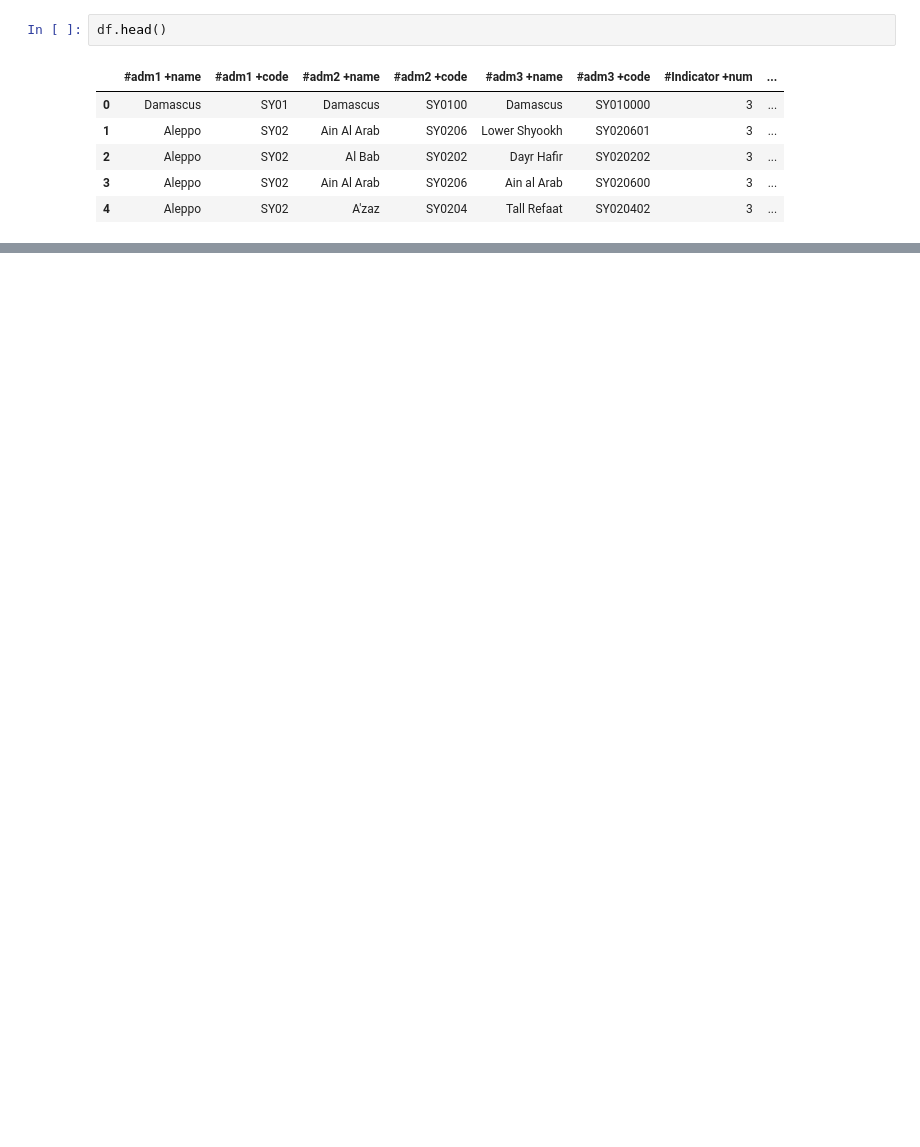
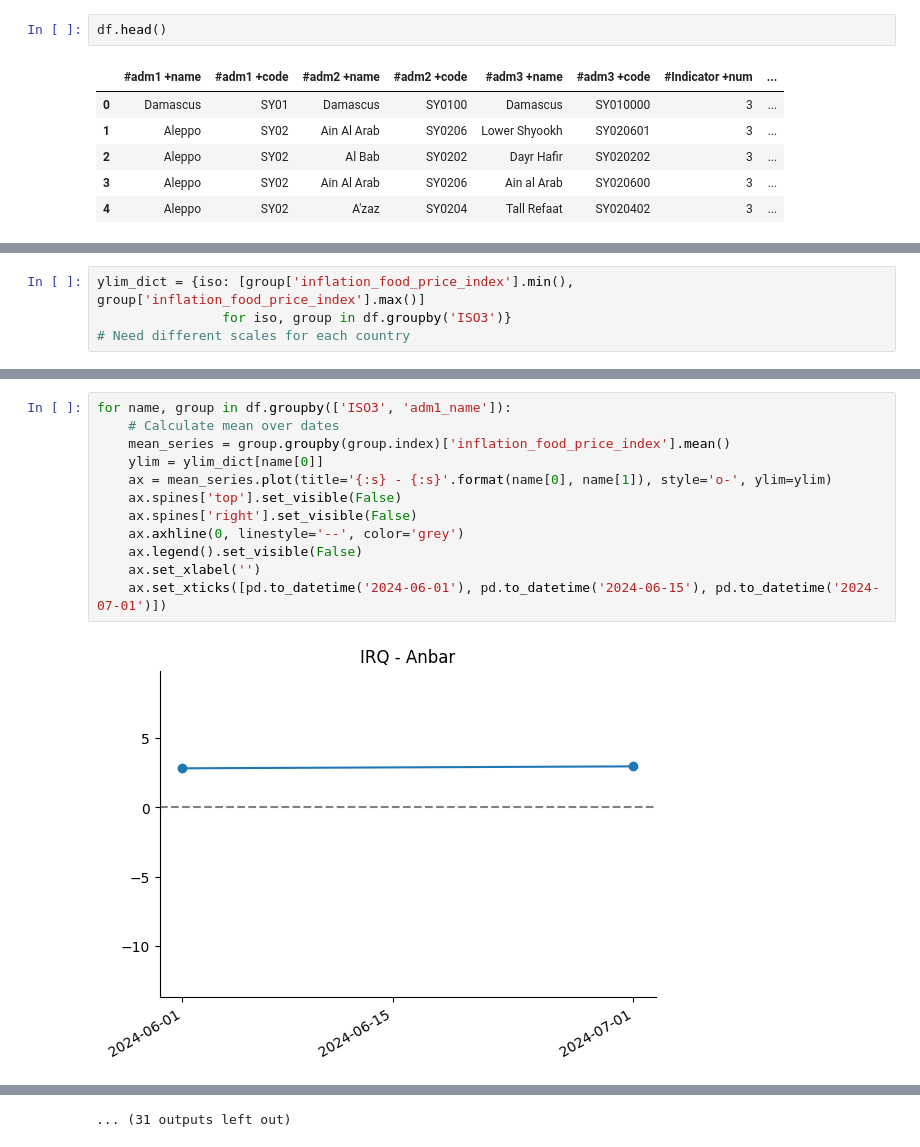
Before and after one commit to alexrutherford/dime_take_home, a Jupyter notebook: notebooks/03_validation.ipynb, the cells around one changed output, grey strips where cells are left out. Saved outputs shown, nothing was run; the diff lists cells and outputs as text; blank space fills up the shorter version.

```diff
--- a/notebooks/03_validation.ipynb
+++ b/notebooks/03_validation.ipynb
@@ -25,0 +240,4 @@ get_locations_from_text(test_article,locations_lookup=locations_dict_en_reversed
+# %%
+ylim_dict = {iso: [group['inflation_food_price_index'].min(), group['inflation_food_price_index'].max()]
+                for iso, group in df.groupby('ISO3')}
+# Need different scales for each country
@@ -25,0 +289,14 @@ get_locations_from_text(test_article,locations_lookup=locations_dict_en_reversed
+# %%
+for name, group in df.groupby(['ISO3', 'adm1_name']):
+    # Calculate mean over dates
+    mean_series = group.groupby(group.index)['inflation_food_price_index'].mean()
+    ylim = ylim_dict[name[0]]
+    ax = mean_series.plot(title='{:s} - {:s}'.format(name[0], name[1]), style='o-', ylim=ylim)
+    ax.spines['top'].set_visible(False)
+    ax.spines['right'].set_visible(False)
+    ax.axhline(0, linestyle='--', color='grey')
+    ax.legend().set_visible(False)
+    ax.set_xlabel('')
+    ax.set_xticks([pd.to_datetime('2024-06-01'), pd.to_datetime('2024-06-15'), pd.to_datetime('2024-07-01')])
+# %% [output]
+[figure, added]
@@ -25,0 +314 @@ get_locations_from_text(test_article,locations_lookup=locations_dict_en_reversed
+... (31 outputs left out)
```
Also changed, not shown: parts of 40 cells of this notebook, 8 other files.
